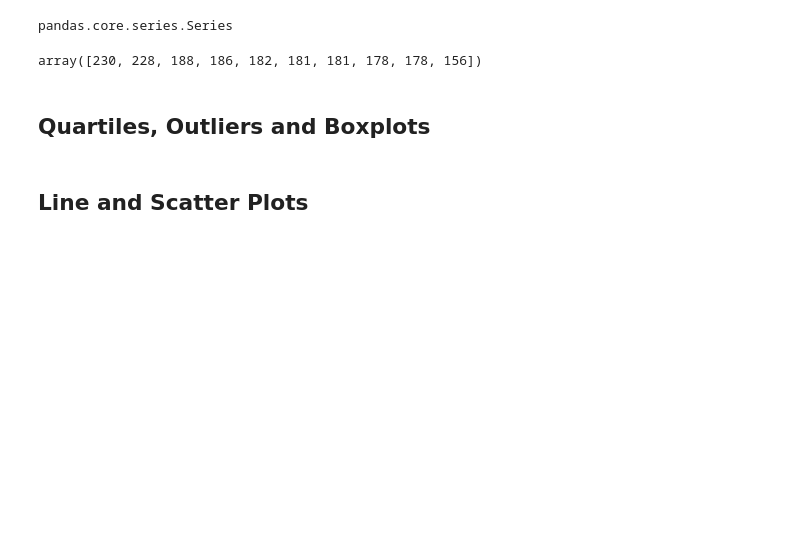
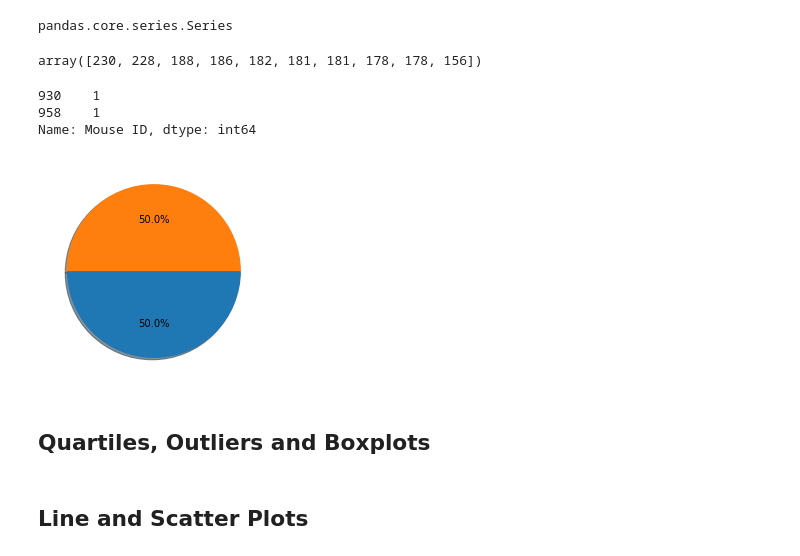
Before and after one commit to pasco27/matplotlib_homework, a Jupyter notebook: pymaceuticals_pascarella1.ipynb, the cells around one changed output. Cells and saved outputs as stored; diff of their text form; code cells hidden in the pictures; blank space fills up the shorter version.

Commit message:
asked BCS assist for pandas help

```diff
--- a/pymaceuticals_pascarella1.ipynb
+++ b/pymaceuticals_pascarella1.ipynb
@@ -242,5 +237,20 @@ pandas.core.series.Series
 regimen_count.values
 # %% [output]
 array([230, 228, 188, 186, 182, 181, 181, 178, 178, 156])
+# %%
+# Generate a pie plot showing the distribution of female versus male mice using pandas
+# Will first need to find this count::
+male_female = clean_data.groupby('Sex').count()
+#male_female
+male_female_count = male_female['Mouse ID'].value_counts()
+male_female_count
+# %% [output]
+930    1
+958    1
+Name: Mouse ID, dtype: int64
 # %%
-# Generate a pie plot showing the distribution of female versus male mice using pandas
+# Generate a pie plot showing the distribution of female versus male mice using pyplot
+plt.pie(male_female_count, autopct="%1.1f%%", shadow=True, startangle=180)
+plt.show()
+# %% [output]
+[figure, added]
```
Also changed, not shown: parts of 6 cells of this notebook.
